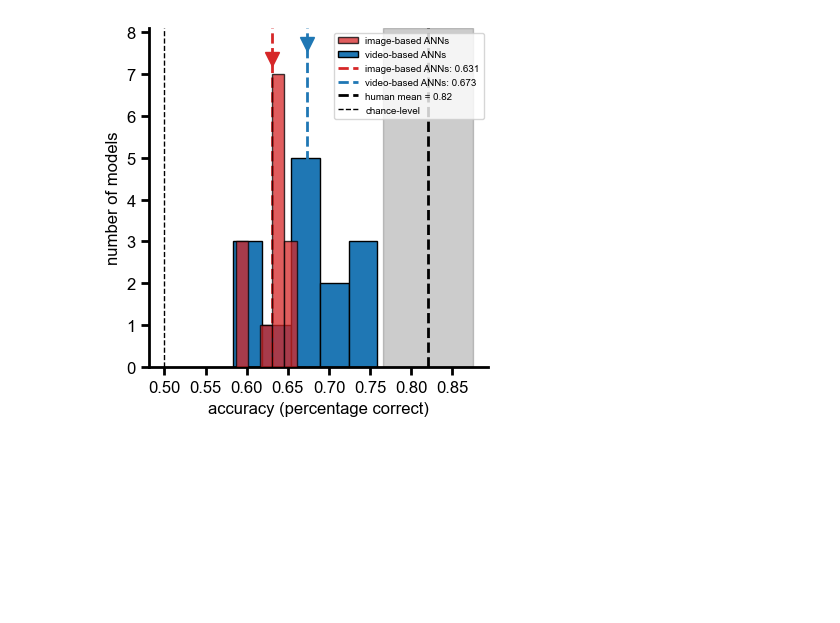
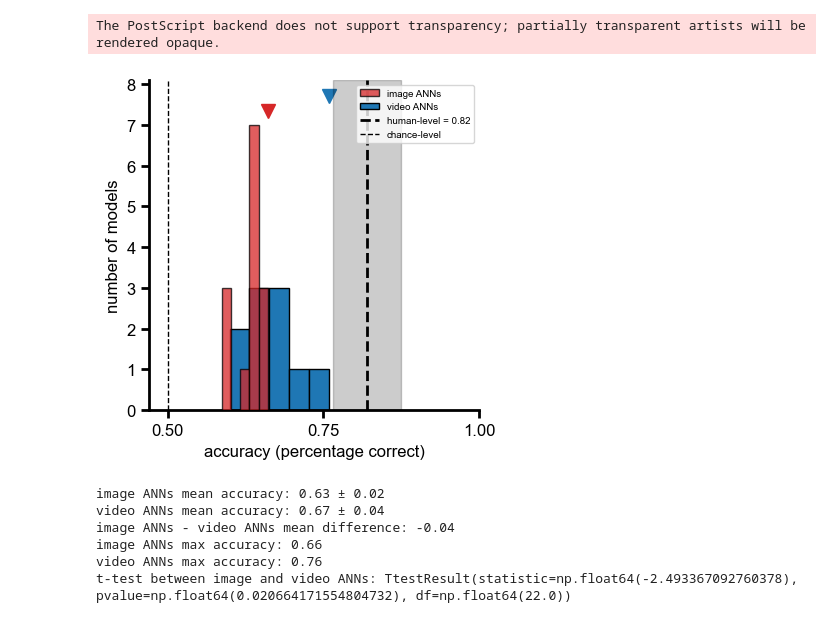
Before and after one commit to vital-kolab/dyn-align, a Jupyter notebook: src/plotting/figure2.ipynb, the cells around one changed output. Saved outputs shown, nothing was run; the diff lists cells and outputs as text; code cells hidden in the pictures; blank space fills up the shorter version.

Commit message:
figure notebooks

```diff
--- a/src/plotting/figure2.ipynb
+++ b/src/plotting/figure2.ipynb
@@ -286,7 +289,6 @@ dynamic_models = {
     "images_velocity_c2d_r50-blocks.4.res_blocks.5.activation_features_srp_1000_10.h5" : ['d', 'tab:blue', 'C2D'],
     "images_velocity_i3d_r50-blocks.5.res_blocks.2.activation_features_srp_1000_10.h5" : ['d', 'tab:blue', 'I3D'],
     "images_velocity_x3d_xs-blocks.4.res_blocks.6.activation_features_srp_1000_10.h5" : ['d', 'tab:blue', 'X3D-XS'],
-    "images_velocity_sam2.1_hiera_b+-256-memory_attention-2_features_srp_1000_10.h5" : ['d', 'tab:blue', 'SAM2'],
     "images_velocity_slow_r50_ssv2-blocks.4.res_blocks.2.activation_features_srp_1000_10.h5" : ['d', 'tab:blue', 'SlowR50-ssv2'],
     "images_velocity_slow_r50-blocks.4.res_blocks.2.activation_features_srp_1000_10.h5" : ['d', 'tab:blue', 'SlowR50'],
     "images_velocity_timesformer_ssv2-timesformer.encoder.layer.8_features_srp_1000_10.h5" : ['d', 'tab:blue', 'TimesFormer-ssv2'],
@@ -294,9 +296,6 @@ dynamic_models = {
     "images_velocity_videomamba_ssv2-layers.10.mixer_features_srp_1000_10.h5"  : ['d', 'tab:blue', 'VideoMamba-ssv2'],
     "images_velocity_videomamba-layers.10.mixer_features_srp_1000_10.h5" : ['d', 'tab:blue', 'VideoMamba'],
     "images_velocity_videomae-videomae.encoder.layer.2_features_srp_1000_10.h5" : ['d', 'tab:blue', 'VideoMAE'],
-    "images_velocity_matnet_fusion_type_gated-layer4,sensor_fusion_features_srp_1000_10.h5" : ['d', 'tab:blue', 'MatNet'],
-    "images_velocity_twostream_deeplabv3plus_resnet101_davis-layer4,sensor_fusion_features_srp_1000_10.h5" : ['d', 'tab:blue', 'FusionSeg'],
-    "images_velocity_rgc_intermediate_features_srp_1000_10.h5" : ['rv', 'tab:blue', 'ConvRNN-V'],
 }
 
 
@@ -315,44 +314,60 @@ for name in methods_names:
     i1_per_time = np.nanmean(i1_per_time, axis=0)
 
     i1_per_time_m = np.nanmean(i1_per_time, axis=-1)
+    #print(name, np.nanmax(i1_per_time_m))
     max_id = np.argmax(i1_per_time_m)
     i1_per_time = i1_per_time[max_id]
 
     i1_per_time_mean = np.nanmean(i1_per_time, axis=0)
     i1_per_time_se = np.nanstd(i1_per_time, axis=0) / np.sqrt(i1_per_time.shape[0])
 
     values.append(i1_per_time_mean)
     errors.append(i1_per_time_se)
 
 
 values_ff = np.array(values[:len(static_models)])
 values_dd = np.array(values[len(static_models):])
 
 plt.figure(figsize=(4, 5))
-plt.hist(values_ff, bins=5, color='tab:red', alpha=.75, label='image-based ANNs', edgecolor='black', zorder=3)
-plt.hist(values_dd, bins=5, color='tab:blue',  label='video-based ANNs', edgecolor='black', zorder=1)
+plt.hist(values_ff, bins=5, color='tab:red', alpha=.75, label='image ANNs', edgecolor='black', zorder=3)
+plt.hist(values_dd, bins=5, color='tab:blue',  label='video ANNs', edgecolor='black', zorder=1)
 
-plt.axvline(np.nanmean(values_ff), color='tab:red', linestyle='--', linewidth=2, label=f'image-based ANNs: {np.nanmean(values_ff):.3f}')
-plt.plot(np.nanmean(values_ff), plt.ylim()[1] * 1.0, marker='v', color='tab:red', markersize=10, zorder=3)
+plt.plot(np.nanmax(values_ff), plt.ylim()[1] * 1.0, marker='v', color='tab:red', markersize=10, zorder=3)
 
-plt.axvline(np.nanmean(values_dd), color='tab:blue', linestyle='--', linewidth=2, label=f'video-based ANNs: {np.nanmean(values_dd):.3f}')
-plt.plot(np.nanmean(values_dd), plt.ylim()[1] * 1.0, marker='v', color='tab:blue', markersize=10, zorder=3)
+plt.plot(np.nanmax(values_dd), plt.ylim()[1] * 1.0, marker='v', color='tab:blue', markersize=10, zorder=3)
 
 human_c = 0.82
 human_err = 0.055
-plt.axvline(human_c, color='black', linestyle='--', linewidth=2, label=f'human mean = {np.round(human_c, 3)}')
+plt.axvline(human_c, color='black', linestyle='--', linewidth=2, label=f'human-level = {np.round(human_c, 2)}')
 plt.axvspan(human_c - human_err, human_c + human_err, color='black', alpha=0.2, zorder=3)
 
 
 plt.axvline(0.5, color='black', linestyle='--', linewidth=1, label=f'chance-level')
 
 plt.xlabel('accuracy (percentage correct)', fontsize=12)
 plt.ylabel('number of models', fontsize=12)
+plt.xlim(0.47, 1.0)
+plt.xticks(np.arange(0.5, 1.01, 0.25), fontsize=6)
 plt.legend(fontsize=10)
 plt.tight_layout()
 
+journal_figure(do_save=True, filename=f'../../plots/figure2_decode_obj_speed_linear_model_histogram.eps')
 journal_figure_pdf(do_save=True, filename=f'../../plots/figure2_decode_obj_speed_linear_model_histogram.pdf')
 
 plt.show()
+
+print(f'image ANNs mean accuracy: {np.nanmean(values_ff):.2f} ± {np.nanstd(values_ff):.2f}')
+print(f'video ANNs mean accuracy: {np.nanmean(values_dd):.2f} ± {np.nanstd(values_dd):.2f}')
+print(f'image ANNs - video ANNs mean difference: {np.nanmean(values_ff) - np.nanmean(values_dd):.2f}')
+print(f'image ANNs max accuracy: {np.nanmax(values_ff):.2f}')
+print(f'video ANNs max accuracy: {np.nanmax(values_dd):.2f}')
+print(f't-test between image and video ANNs: {scipy.stats.ttest_ind(values_ff, values_dd)}')
 # %% [output]
+The PostScript backend does not support transparency; partially transparent artists will be rendered opaque.
-[figure, old version]
+[figure, new version]
+image ANNs mean accuracy: 0.63 ± 0.02
+video ANNs mean accuracy: 0.67 ± 0.04
+image ANNs - video ANNs mean difference: -0.04
+image ANNs max accuracy: 0.66
+video ANNs max accuracy: 0.76
+t-test between image and video ANNs: TtestResult(statistic=np.float64(-2.493367092760378), pvalue=np.float64(0.020664171554804732), df=np.float64(22.0))
```
Also changed, not shown: parts of 4 cells of this notebook, 7 other files.
